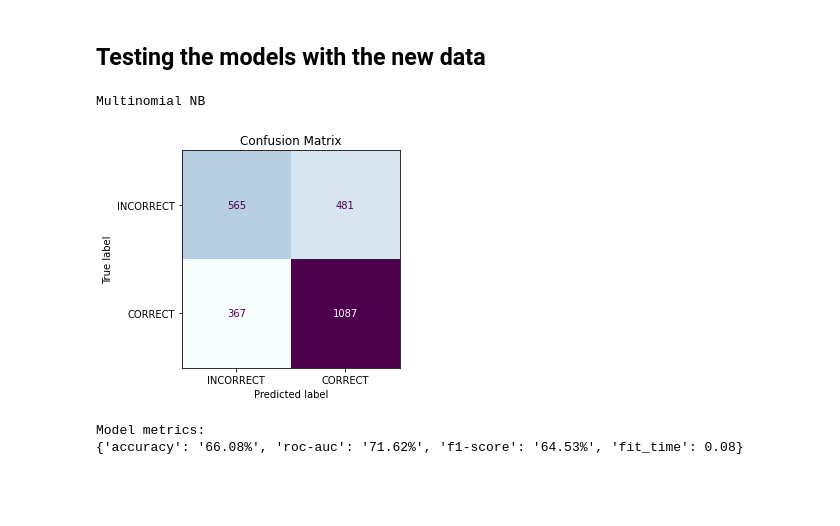
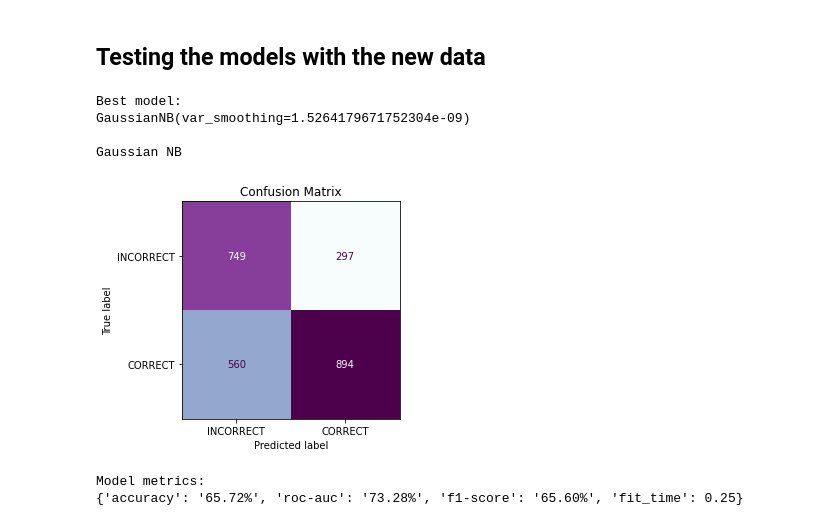
Before and after one commit to boa50/intelligent-tutoring-analysis, a Jupyter notebook: Analysis.ipynb, the cells around one changed output. Saved outputs shown, nothing was run; the diff lists cells and outputs as text; code cells hidden in the pictures; blank space fills up the shorter version.

```diff
--- a/Analysis.ipynb
+++ b/Analysis.ipynb
@@ -868,9 +885,18 @@ def xgb_param_optimize(**kwargs):
 
     clf = XGBClassifier(use_label_encoder=False, seed=SEED, **kwargs)
 
-    return np.mean(cross_val_score(clf, X_train, y_train, cv=XGB_CV, fit_params={'eval_metric': 'logloss'}, scoring=XGB_SCORING))
+    return np.mean(cross_val_score(clf, X_train, y_train, cv=xgb_cv, fit_params={'eval_metric': 'logloss'}, scoring=xgb_scoring))
 # %%
-def xgb_clf_optimize(pbounds, init_points=0, n_iter=1):
+def xgb_clf_optimize(pbounds, init_points=0, n_iter=1, X_train_local=X_train, y_train_local=y_train):
+    global X_train
+    global y_train
+
+    bkp_X_train = X_train.copy()
+    bkp_y_train = y_train.copy()
+
+    X_train = X_train_local
+    y_train = y_train_local
+
     optimizer = BayesianOptimization(
         f=xgb_param_optimize,
         pbounds=pbounds,
@@ -882,4 +908,7 @@ def xgb_clf_optimize(pbounds, init_points=0, n_iter=1):
         n_iter=n_iter,
     )
 
+    X_train = bkp_X_train
+    y_train = y_train
+
     return optimizer.max
@@ -904,5 +915,6 @@ def xgb_clf_optimize(pbounds, init_points=0, n_iter=1):
 # %%
-def optimize_with_bayesian(model_name, pbounds={}, scoring='roc_auc', cv=2, init_points=0, n_iter=1):
+def optimize_with_bayesian(model_name, pbounds={}, scoring='roc_auc', cv=2, init_points=0, n_iter=1,
+                          X_train=X_train, y_train=y_train, X_test=X_test, y_test=y_test):
     if pbounds == {}:
         pbounds = {
             'learning_rate': (0.01, 1.0),
@@ -915,10 +927,12 @@ def optimize_with_bayesian(model_name, pbounds={}, scoring='roc_auc', cv=2, init
         #     'reg_lambda': (0, 10)
         }
 
-    XGB_CV = cv
-    XGB_SCORING = scoring
+    global xgb_cv
+    global xgb_scoring
+    xgb_cv = cv
+    xgb_scoring = scoring
 
-    best_params = xgb_clf_optimize(pbounds, init_points, n_iter)
+    best_params = xgb_clf_optimize(pbounds, init_points, n_iter, X_train_local=X_train, y_train_local=y_train)
     params = best_params['params']
 
     clf = XGBClassifier(use_label_encoder=False, seed=SEED, **params)
@@ -927,9 +941,12 @@ def optimize_with_bayesian(model_name, pbounds={}, scoring='roc_auc', cv=2, init
     print(clf)
     print()
 
-    model_process(clf, model_name);
+    model_process(clf, model_name, X_train=X_train, y_train=y_train, X_test=X_test, y_test=y_test)
+
+    return clf
 # %%
-def get_best_model(model_name, params={}, scoring='roc_auc', cv=2, init_points=0, n_iter=1, n_jobs=8):
+def get_best_model(model_name, params={}, scoring='roc_auc', cv=2, init_points=0, n_iter=1, n_jobs=8,
+                  X_train=X_train, y_train=y_train, X_test=X_test, y_test=y_test):
     GRID_SEARCH_MODELS = {'KNN', 'Decision Tree', 'Gaussian NB'}
     AVAILABLE_MODELS = GRID_SEARCH_MODELS | {'XGBoost'}
 
@@ -937,9 +954,11 @@ def get_best_model(model_name, params={}, scoring='roc_auc', cv=2, init_points=0
         raise ValueError("model_name: Must be one of the following values %r." % AVAILABLE_MODELS)
 
     if model_name in GRID_SEARCH_MODELS:
-        return optimize_with_grid_search(model_name, params, scoring=scoring, cv=cv, n_jobs=n_jobs)
+        return optimize_with_grid_search(model_name, params, scoring=scoring, cv=cv, n_jobs=n_jobs,
+                                        X_train=X_train, y_train=y_train, X_test=X_test, y_test=y_test)
     else:
-        optimize_with_bayesian(model_name, params, scoring=scoring, cv=cv, init_points=init_points, n_iter=n_iter)
+        return optimize_with_bayesian(model_name, params, scoring=scoring, cv=cv, init_points=init_points, n_iter=n_iter,
+                              X_train=X_train, y_train=y_train, X_test=X_test, y_test=y_test)
 # %% [markdown]
 **KNN**
 # %%
@@ -1167,9 +1114,4 @@ X_train, X_test, y_train, y_test = train_test_create(df_ml)
 # %% [markdown]
 ## Testing the models with the new data
 # %%
-model_process(MultinomialNB(), 'Multinomial NB', X_train=X_train, y_train=y_train, X_test=X_test, y_test=y_test);
+# model_process(MultinomialNB(), 'Multinomial NB', X_train=X_train, y_train=y_train, X_test=X_test, y_test=y_test);
-# %% [output]
-Multinomial NB
-[figure, removed]
-Model metrics:
-{'accuracy': '66.08%', 'roc-auc': '71.62%', 'f1-score': '64.53%', 'fit_time': 0.08}
@@ -1175,0 +1122,10 @@ Model metrics:
+# %%
+gaussian_nb_best = get_best_model('Gaussian NB', X_train=X_train, y_train=y_train, X_test=X_test, y_test=y_test)
+# %% [output]
+Best model:
+GaussianNB(var_smoothing=1.5264179671752304e-09)
+
+Gaussian NB
+[figure, added]
+Model metrics:
+{'accuracy': '65.72%', 'roc-auc': '73.28%', 'f1-score': '65.60%', 'fit_time': 0.25}
```
Also changed, not shown: parts of 28 cells of this notebook, 1 other file.
